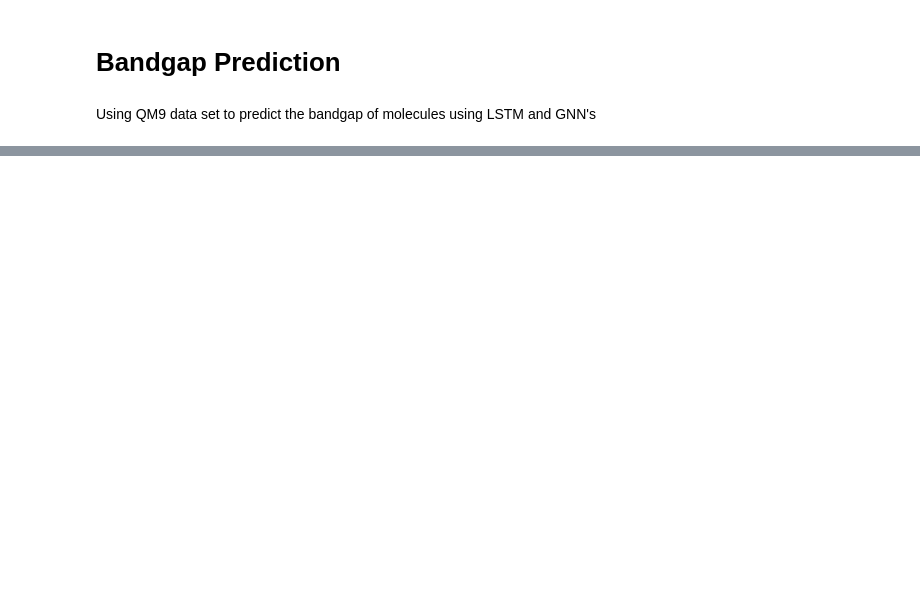
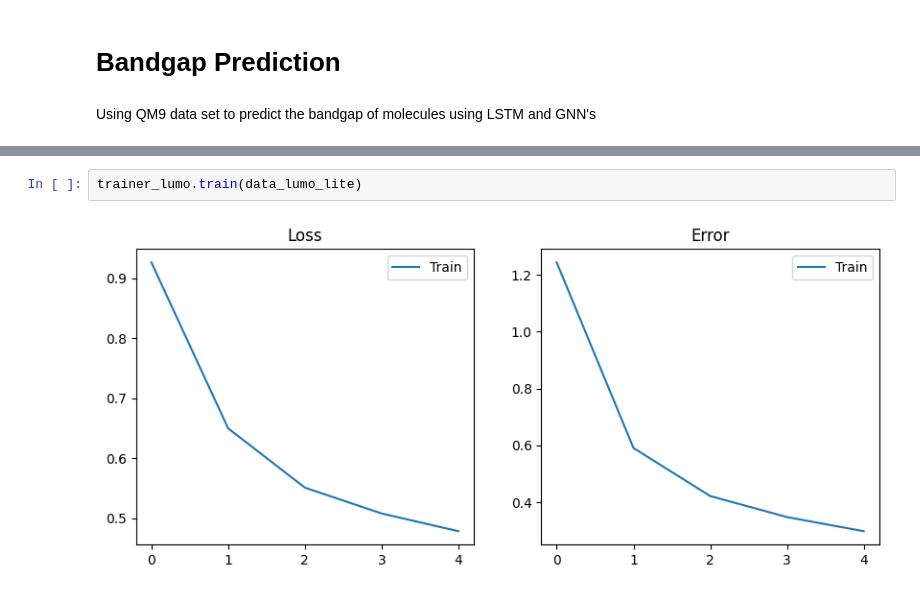
Before and after one commit to kaushikvemparala/C242-Final-Project, a Jupyter notebook: Project_Notebook.ipynb, the cells around one changed output, grey strips where cells are left out. Cells and saved outputs as stored; diff of their text form; blank space fills up the shorter version.

```diff
--- a/Project_Notebook.ipynb
+++ b/Project_Notebook.ipynb
@@ -204,0 +251,4 @@ AttributeError: 'NoneType' object has no attribute 'device'
+# %%
+trainer_lumo.train(data_lumo_lite)
+# %% [output]
+[figure, added]
```
Also changed, not shown: parts of 11 cells of this notebook.
